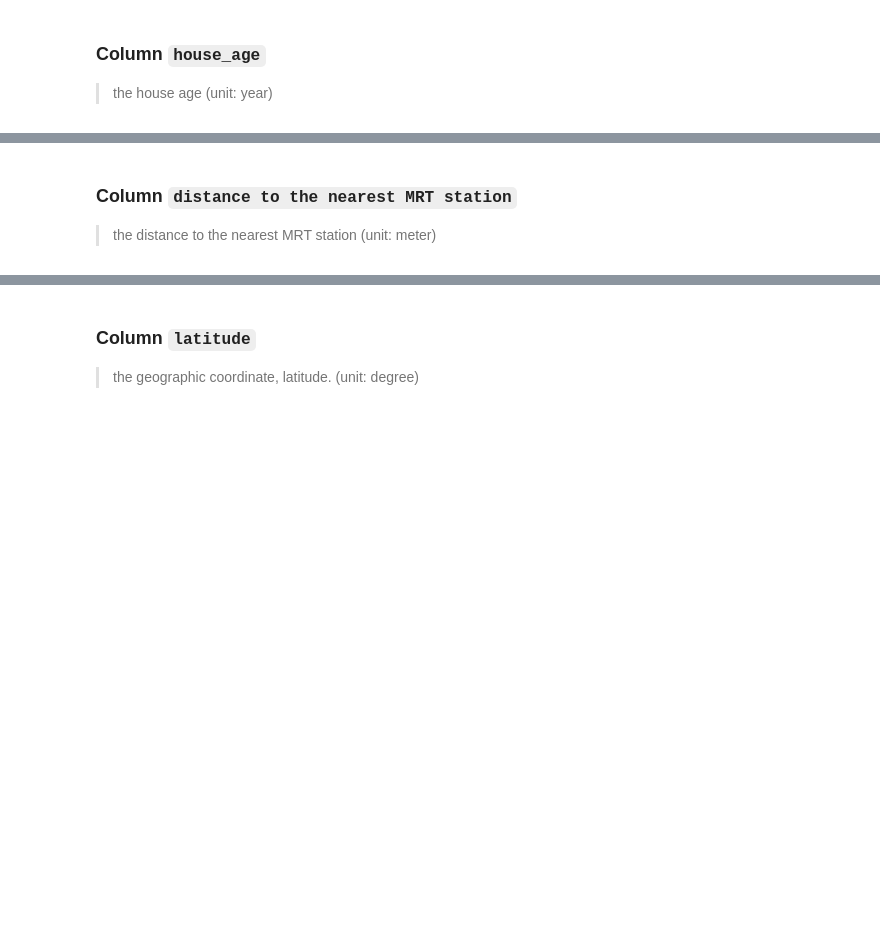
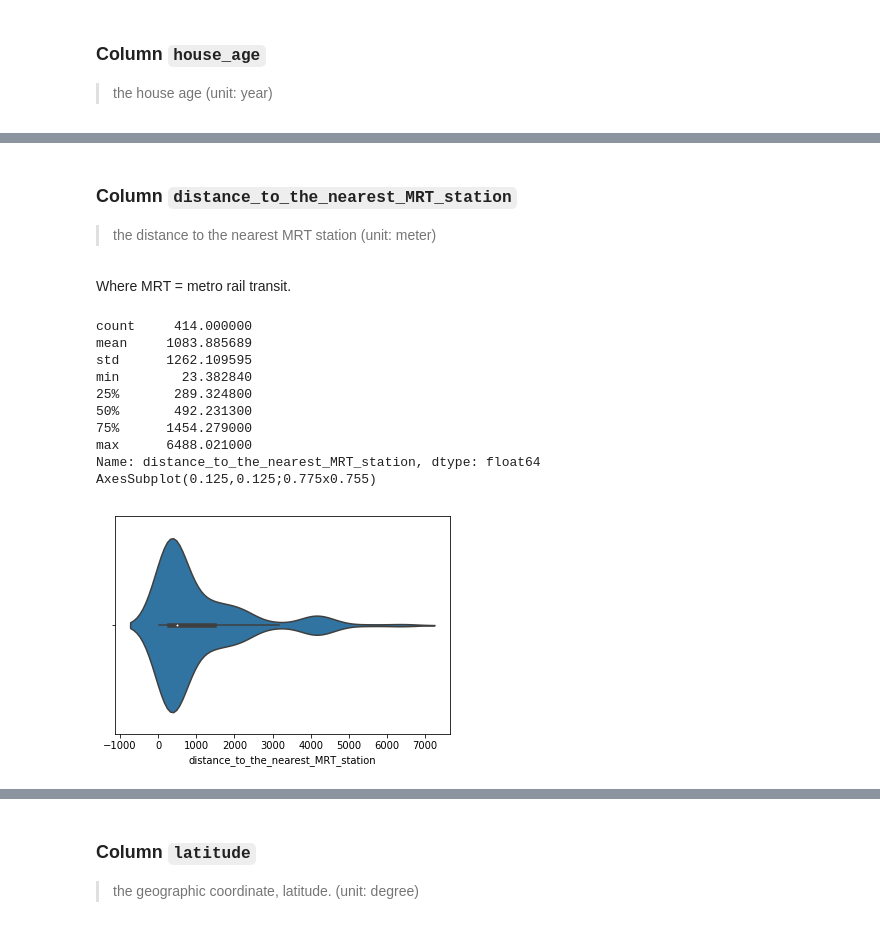
Before and after one commit to GregHilston/hands-on-machine-learning-with-scikit-learn-and-tensorflow, a Jupyter notebook: chapter-two-end-to-end-machine-learning-project/notebooks/chapter-two-end-to-end-project.ipynb, the cells around one changed output, grey strips where cells are left out. Cells and saved outputs as stored; diff of their text form; code cells hidden in the pictures; blank space fills up the shorter version.

```diff
--- a/chapter-two-end-to-end-machine-learning-project/notebooks/chapter-two-end-to-end-project.ipynb
+++ b/chapter-two-end-to-end-machine-learning-project/notebooks/chapter-two-end-to-end-project.ipynb
@@ -255,4 +314,20 @@ We'll address each column, starting with the information the [website](https://a
 # %% [markdown]
-### Column `distance to the nearest MRT station`
+### Column `distance_to_the_nearest_MRT_station`
 
 > the distance to the nearest MRT station (unit: meter)
+# %% [markdown]
+Where MRT = metro rail transit.
+# %%
+high_level_overview(df["distance_to_the_nearest_MRT_station"])
+# %% [output]
+count     414.000000
+mean     1083.885689
+std      1262.109595
+min        23.382840
+25%       289.324800
+50%       492.231300
+75%      1454.279000
+max      6488.021000
+Name: distance_to_the_nearest_MRT_station, dtype: float64
+AxesSubplot(0.125,0.125;0.775x0.755)
+[figure, added]
```
Also changed, not shown: parts of 20 cells of this notebook.
